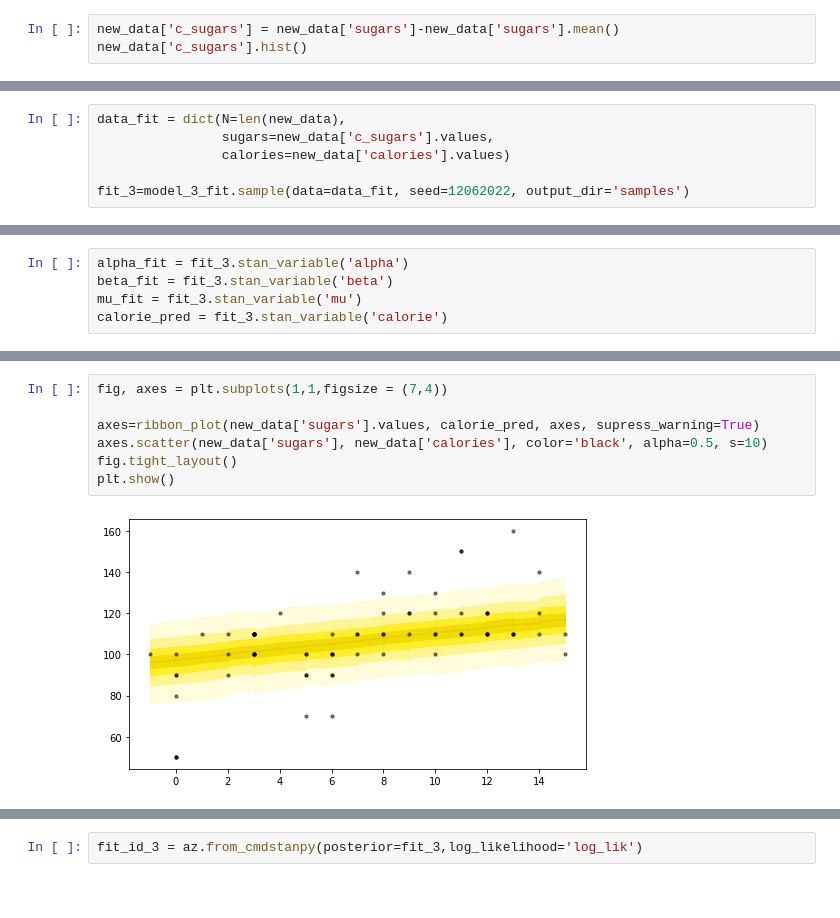
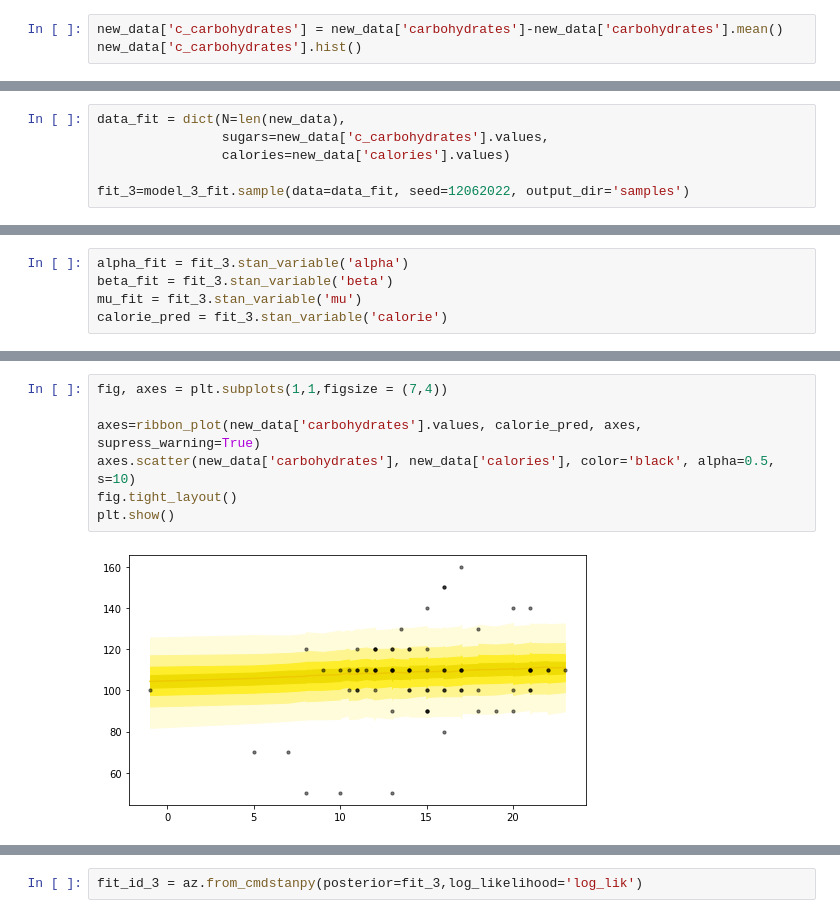
Before and after one commit to nsak99/DataAnalyticsProject, a Jupyter notebook: Project/project_2.ipynb, the cells around one changed output, grey strips where cells are left out. Drawn from its saved outputs; the diff is of its cells as text.

```diff
--- a/Project/project_2.ipynb
+++ b/Project/project_2.ipynb
@@ -130,8 +130,8 @@ plt.show()
 # %% [output]
 [figure]
 # %%
-new_data['c_sugars'] = new_data['sugars']-new_data['sugars'].mean()
-new_data['c_sugars'].hist()
+new_data['c_carbohydrates'] = new_data['carbohydrates']-new_data['carbohydrates'].mean()
+new_data['c_carbohydrates'].hist()
 # %% [output]
 A value is trying to be set on a copy of a slice from a DataFrame.
 Try using .loc[row_indexer,col_indexer] = value instead
@@ -297,7 +299,7 @@ model_3_fit = cmdstanpy.CmdStanModel(stan_file='cereal_3_fit.stan')
 INFO:cmdstanpy:found newer exe file, not recompiling
 # %%
 data_fit = dict(N=len(new_data),
-                sugars=new_data['c_sugars'].values,
+                sugars=new_data['c_carbohydrates'].values,
                 calories=new_data['calories'].values)
 
 fit_3=model_3_fit.sample(data=data_fit, seed=12062022, output_dir='samples')
@@ -347,12 +349,12 @@ plt.show()
 # %%
 fig, axes = plt.subplots(1,1,figsize = (7,4))
 
-axes=ribbon_plot(new_data['sugars'].values, calorie_pred, axes, supress_warning=True)
-axes.scatter(new_data['sugars'], new_data['calories'], color='black', alpha=0.5, s=10)
+axes=ribbon_plot(new_data['carbohydrates'].values, calorie_pred, axes, supress_warning=True)
+axes.scatter(new_data['carbohydrates'], new_data['calories'], color='black', alpha=0.5, s=10)
 fig.tight_layout()
 plt.show()
 # %% [output]
-[figure, old version]
+[figure, new version]
 # %%
 fig, axes = plt.subplots(1,2,figsize=(7,4),sharex=True,sharey=True)
 ax=axes[0]
```
Also changed, not shown: parts of 18 cells of this notebook.
